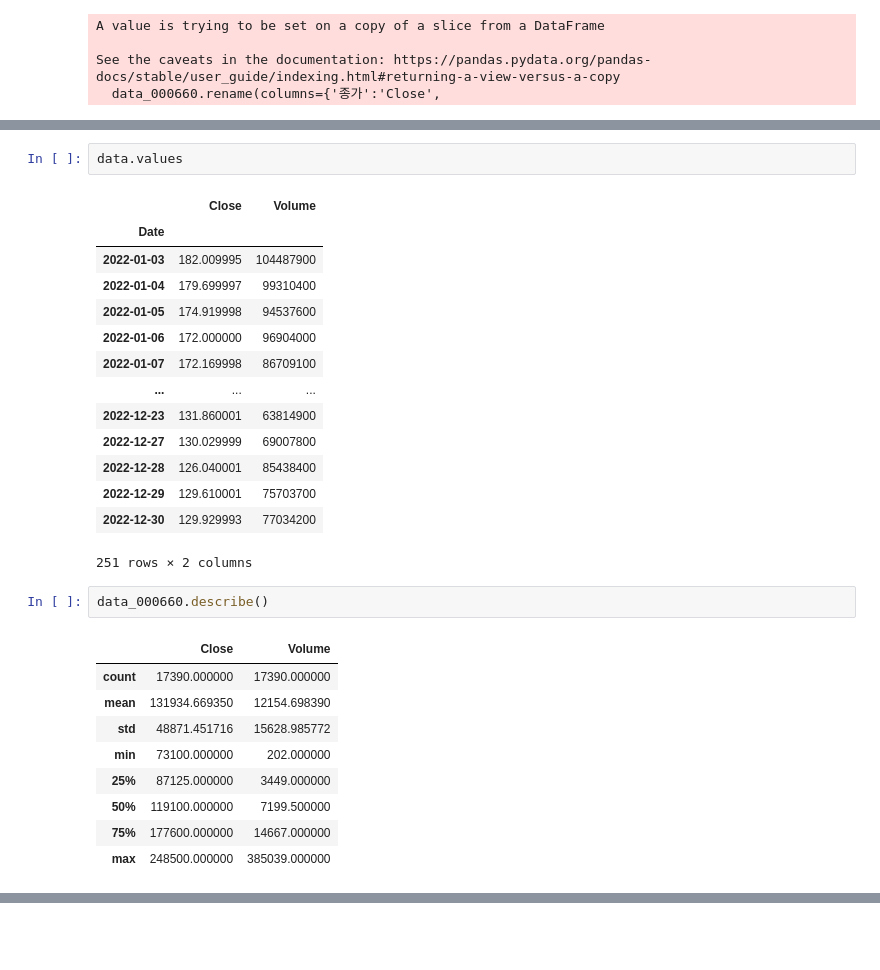
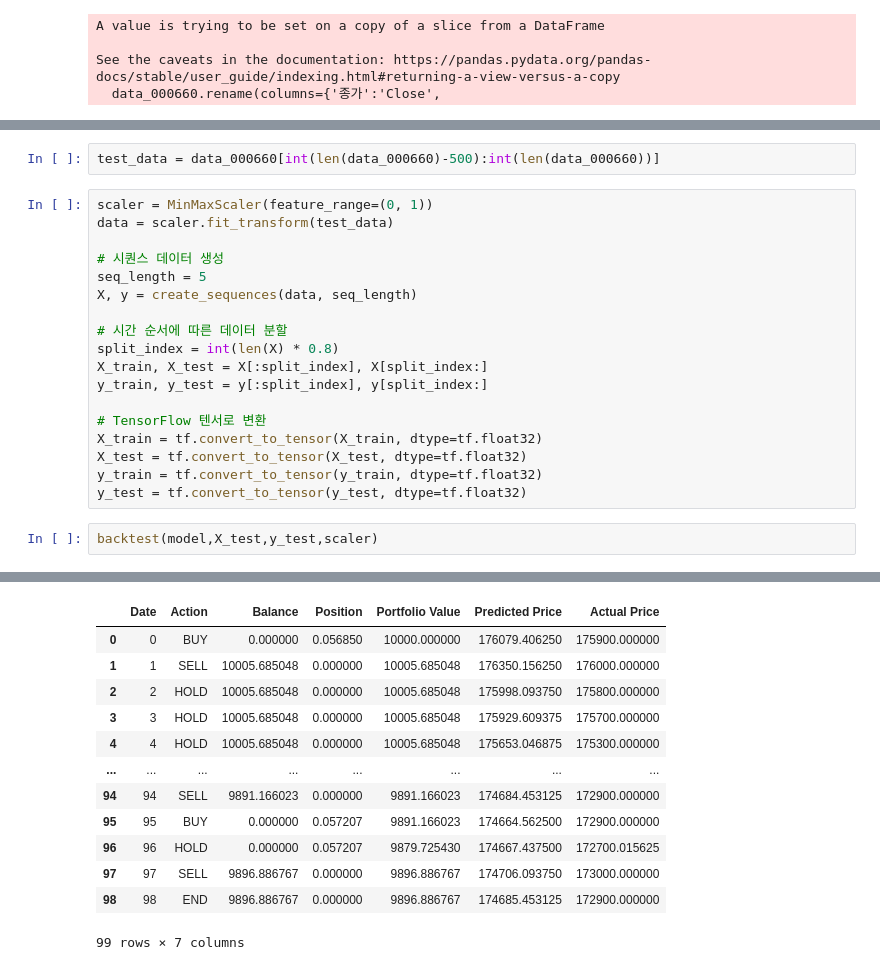
Before and after one commit to kimguno/dl-dev, a Jupyter notebook: project/timesNet.ipynb, the cells around one changed output, grey strips where cells are left out. Saved outputs shown, nothing was run; the diff lists cells and outputs as text; blank space fills up the shorter version.

```diff
--- a/project/timesNet.ipynb
+++ b/project/timesNet.ipynb
@@ -282,29 +298,23 @@ Epoch 6/2000
-# %%
-data.values
-# %% [output]
-|  | Close | Volume |
-| Date |  |  |
-| 2022-01-03 | 182.009995 | 104487900 |
-| 2022-01-04 | 179.699997 | 99310400 |
-| 2022-01-05 | 174.919998 | 94537600 |
-| 2022-01-06 | 172.000000 | 96904000 |
-| 2022-01-07 | 172.169998 | 86709100 |
-| ... | ... | ... |
-| 2022-12-23 | 131.860001 | 63814900 |
-| 2022-12-27 | 130.029999 | 69007800 |
-| 2022-12-28 | 126.040001 | 85438400 |
-| 2022-12-29 | 129.610001 | 75703700 |
-| 2022-12-30 | 129.929993 | 77034200 |
-251 rows × 2 columns
-# %%
-data_000660.describe()
-# %% [output]
-|  | Close | Volume |
-| count | 17390.000000 | 17390.000000 |
-| mean | 131934.669350 | 12154.698390 |
-| std | 48871.451716 | 15628.985772 |
-| min | 73100.000000 | 202.000000 |
-| 25% | 87125.000000 | 3449.000000 |
-| 50% | 119100.000000 | 7199.500000 |
-| 75% | 177600.000000 | 14667.000000 |
-| max | 248500.000000 | 385039.000000 |
+# %%
+test_data = data_000660[int(len(data_000660)-500):int(len(data_000660))]
+# %%
+scaler = MinMaxScaler(feature_range=(0, 1))
+data = scaler.fit_transform(test_data)
+
+# 시퀀스 데이터 생성
+seq_length = 5
+X, y = create_sequences(data, seq_length)
+
+# 시간 순서에 따른 데이터 분할
+split_index = int(len(X) * 0.8)
+X_train, X_test = X[:split_index], X[split_index:]
+y_train, y_test = y[:split_index], y[split_index:]
+
+# TensorFlow 텐서로 변환
+X_train = tf.convert_to_tensor(X_train, dtype=tf.float32)
+X_test = tf.convert_to_tensor(X_test, dtype=tf.float32)
+y_train = tf.convert_to_tensor(y_train, dtype=tf.float32)
+y_test = tf.convert_to_tensor(y_test, dtype=tf.float32)
+# %%
+backtest(model,X_test,y_test,scaler)
+# %% [output]
@@ -310,0 +322,13 @@ data_000660.describe()
+|  | Date | Action | Balance | Position | Portfolio Value | Predicted Price | Actual Price |
+| 0 | 0 | BUY | 0.000000 | 0.056850 | 10000.000000 | 176079.406250 | 175900.000000 |
+| 1 | 1 | SELL | 10005.685048 | 0.000000 | 10005.685048 | 176350.156250 | 176000.000000 |
+| 2 | 2 | HOLD | 10005.685048 | 0.000000 | 10005.685048 | 175998.093750 | 175800.000000 |
+| 3 | 3 | HOLD | 10005.685048 | 0.000000 | 10005.685048 | 175929.609375 | 175700.000000 |
+| 4 | 4 | HOLD | 10005.685048 | 0.000000 | 10005.685048 | 175653.046875 | 175300.000000 |
+| ... | ... | ... | ... | ... | ... | ... | ... |
+| 94 | 94 | SELL | 9891.166023 | 0.000000 | 9891.166023 | 174684.453125 | 172900.000000 |
+| 95 | 95 | BUY | 0.000000 | 0.057207 | 9891.166023 | 174664.562500 | 172900.000000 |
+| 96 | 96 | HOLD | 0.000000 | 0.057207 | 9879.725430 | 174667.437500 | 172700.015625 |
+| 97 | 97 | SELL | 9896.886767 | 0.000000 | 9896.886767 | 174706.093750 | 173000.000000 |
+| 98 | 98 | END | 9896.886767 | 0.000000 | 9896.886767 | 174685.453125 | 172900.000000 |
+99 rows × 7 columns
```
Also changed, not shown: parts of 5 cells of this notebook, 6 other files.
